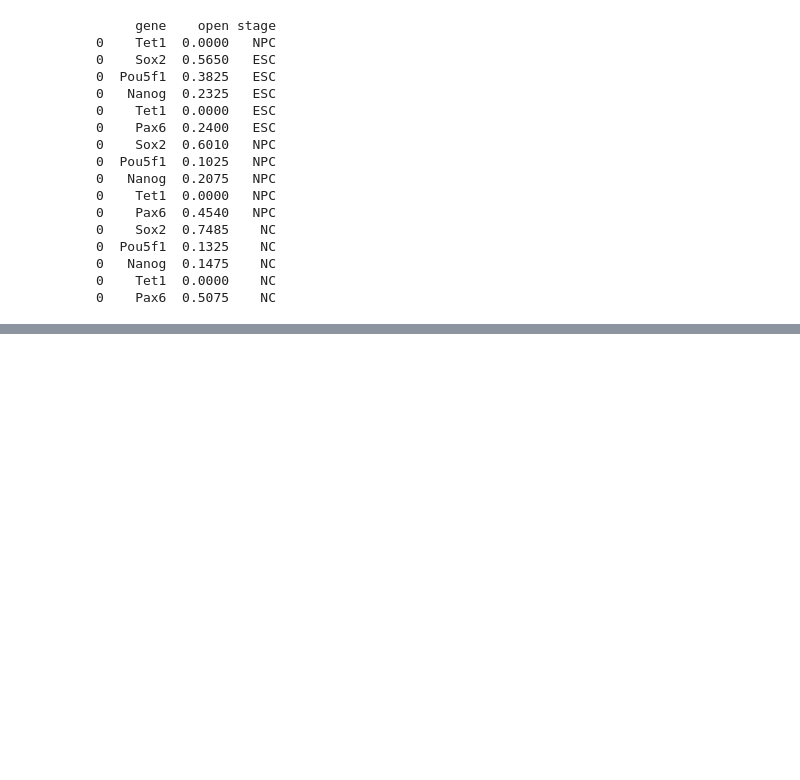
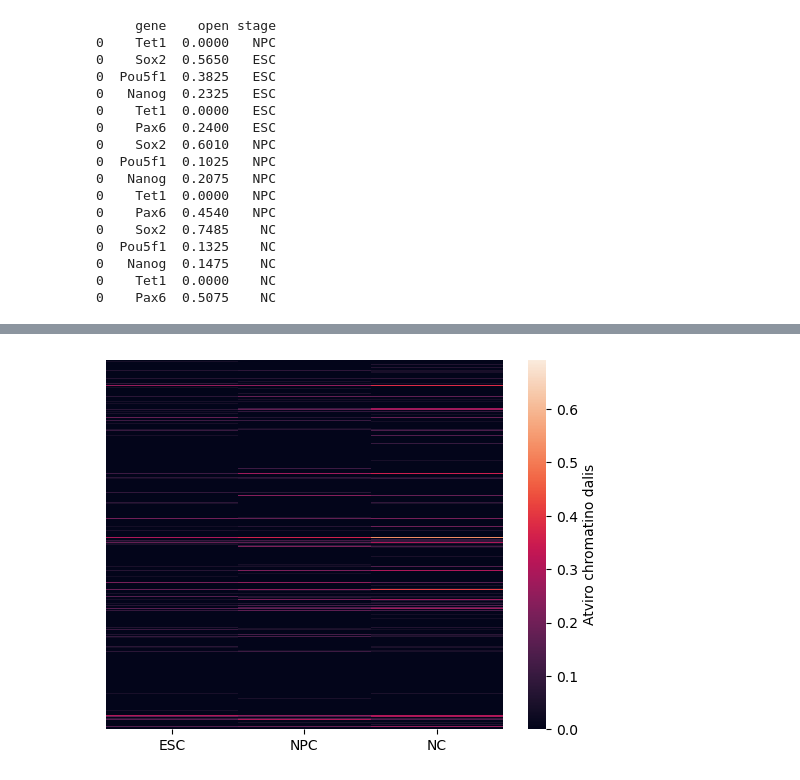
Before and after one commit to lu-kup/bio-baigiamasis, a Jupyter notebook: scripts/gene_analysis.ipynb, the cells around one changed output, grey strips where cells are left out. Saved outputs shown, nothing was run; the diff lists cells and outputs as text; code cells hidden in the pictures; blank space fills up the shorter version.

```diff
--- a/scripts/gene_analysis.ipynb
+++ b/scripts/gene_analysis.ipynb
@@ -378,0 +753,6 @@ result.to_csv('../outputs/expression_data.tsv')
+# %%
+ax = sns.heatmap(lowexp[['open_S0', 'open_S1', 'open_S2']], xticklabels=labels, yticklabels=[])
+cbar = ax.collections[0].colorbar  # Get the colorbar
+cbar.set_label('Atviro chromatino dalis')
+# %% [output]
+[figure, added]
```
Also changed, not shown: parts of 56 cells of this notebook, 8 other files.
